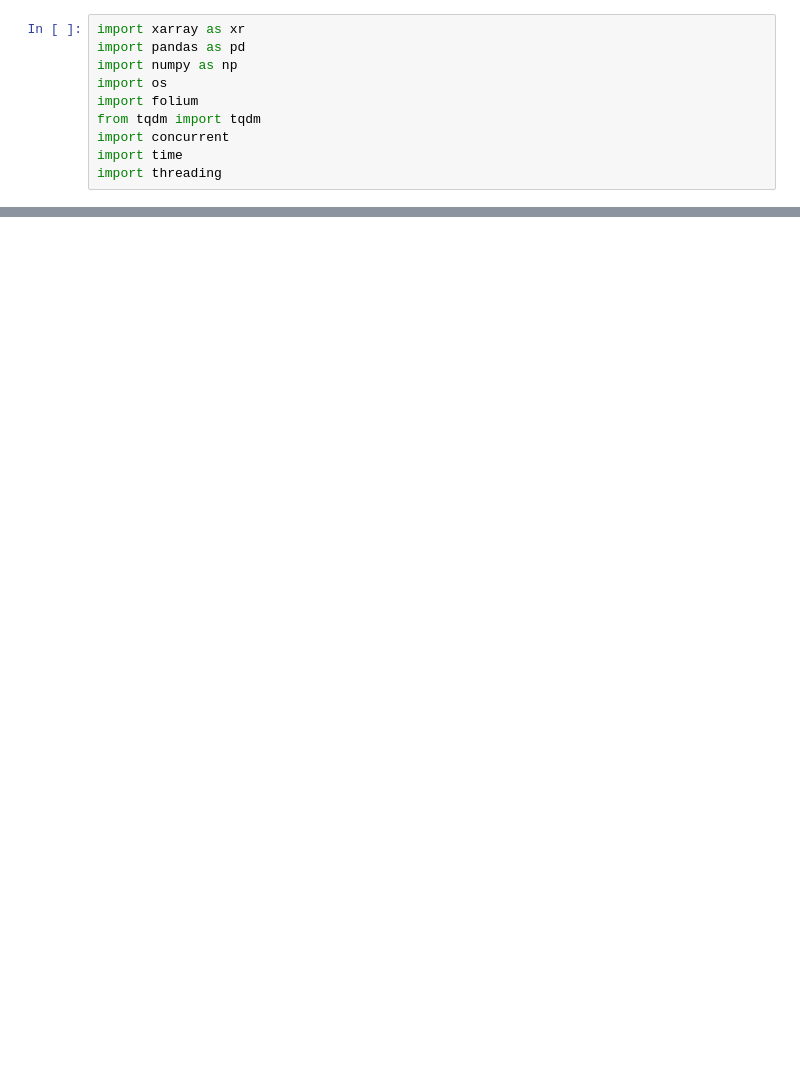
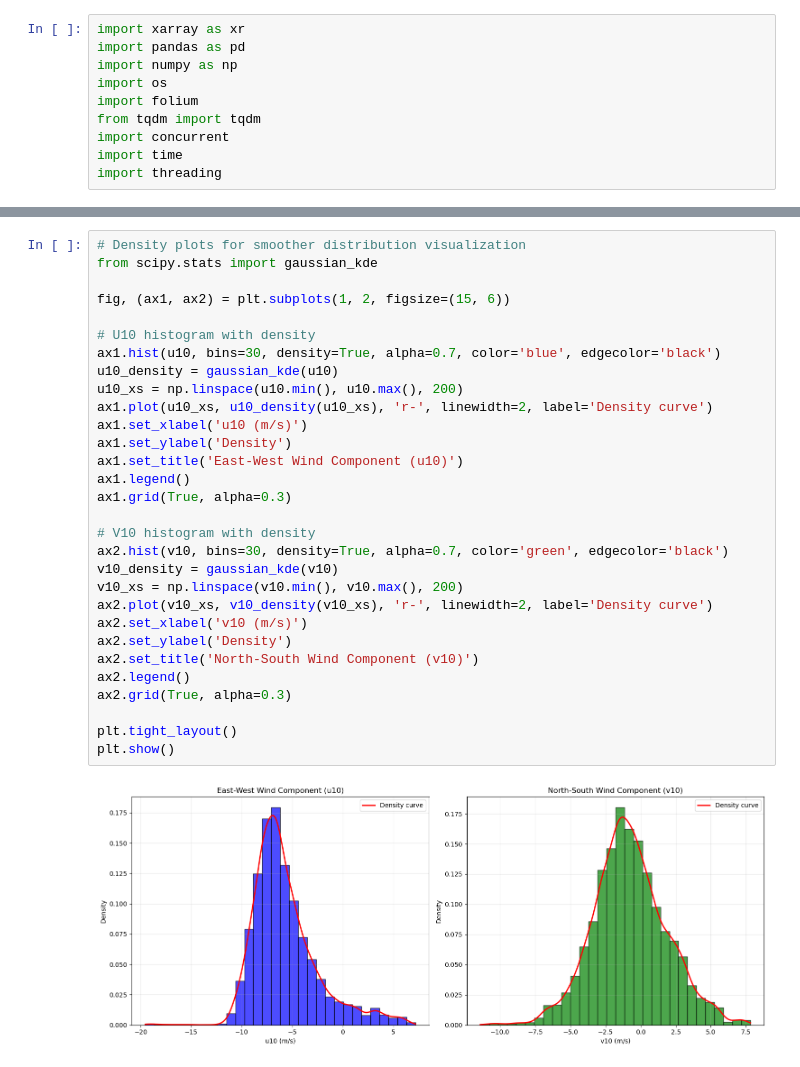
Before and after one commit to jung0221/wind_propulsion_estimation, a Jupyter notebook: notebooks/check_antartida.ipynb, the cells around one changed output, grey strips where cells are left out. Drawn from its saved outputs; the diff is of its cells as text; blank space fills up the shorter version.

```diff
--- a/notebooks/check_antartida.ipynb
+++ b/notebooks/check_antartida.ipynb
@@ -41,0 +76,32 @@ current_time = pd.Timestamp("2020-04-05 04:00:00")
+# %%
+# Density plots for smoother distribution visualization
+from scipy.stats import gaussian_kde
+
+fig, (ax1, ax2) = plt.subplots(1, 2, figsize=(15, 6))
+
+# U10 histogram with density
+ax1.hist(u10, bins=30, density=True, alpha=0.7, color='blue', edgecolor='black')
+u10_density = gaussian_kde(u10)
+u10_xs = np.linspace(u10.min(), u10.max(), 200)
+ax1.plot(u10_xs, u10_density(u10_xs), 'r-', linewidth=2, label='Density curve')
+ax1.set_xlabel('u10 (m/s)')
+ax1.set_ylabel('Density')
+ax1.set_title('East-West Wind Component (u10)')
+ax1.legend()
+ax1.grid(True, alpha=0.3)
+
+# V10 histogram with density
+ax2.hist(v10, bins=30, density=True, alpha=0.7, color='green', edgecolor='black')
+v10_density = gaussian_kde(v10)
+v10_xs = np.linspace(v10.min(), v10.max(), 200)
+ax2.plot(v10_xs, v10_density(v10_xs), 'r-', linewidth=2, label='Density curve')
+ax2.set_xlabel('v10 (m/s)')
+ax2.set_ylabel('Density')
+ax2.set_title('North-South Wind Component (v10)')
+ax2.legend()
+ax2.grid(True, alpha=0.3)
+
+plt.tight_layout()
+plt.show()
+# %% [output]
+[figure, added]
```
Also changed, not shown: parts of 4 cells of this notebook, 4 other files.
